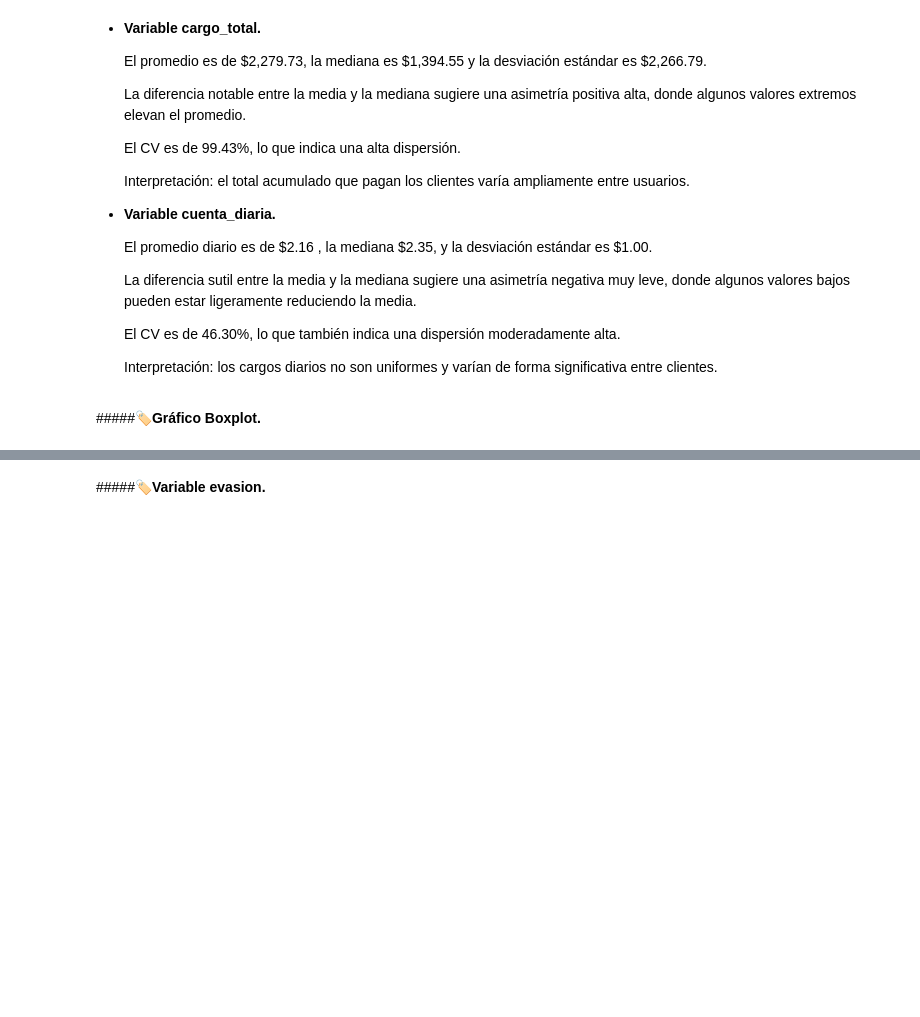
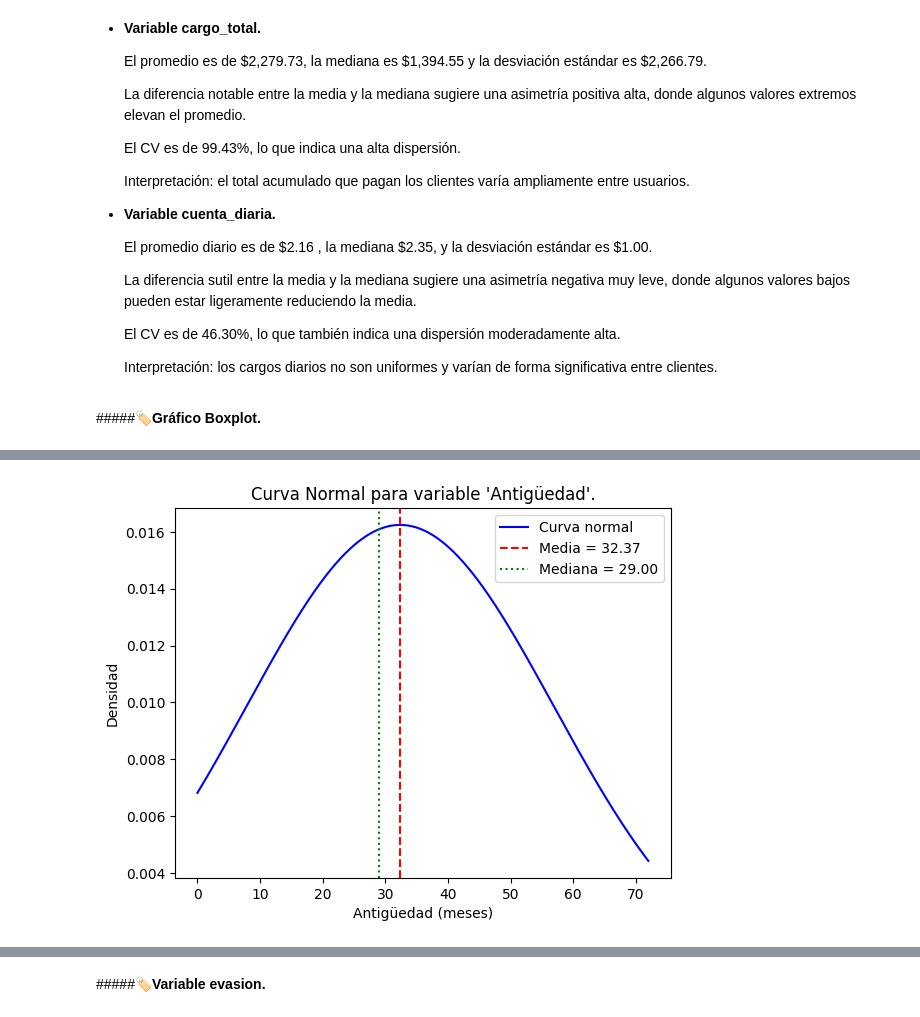
Before and after one commit to EuniceGarcia503/Challenge2_TelecomX_LATAM, a Jupyter notebook: TelecomX_LATAM.ipynb, the cells around one changed output, grey strips where cells are left out. Saved outputs shown, nothing was run; the diff lists cells and outputs as text; code cells hidden in the pictures; blank space fills up the shorter version.

Commit message:
Agrego gráfico de distribución normal para variables numéricas en EDA individual.

```diff
--- a/TelecomX_LATAM.ipynb
+++ b/TelecomX_LATAM.ipynb
@@ -488,6 +488,38 @@ fig.update_xaxes(title_text="Meses")
 fig.show()
 # %% [output]
 [interactive output not drawn]
+# %%
+import numpy as np
+import matplotlib.pyplot as plt
+from scipy.stats import norm
+
+# Datos de ejemplo (usa tu DataFrame)
+datos = df_telecomX_limpio['antiguedad']
+
+# 1. Calcular estadísticas
+media = np.mean(datos)
+mediana = np.median(datos)
+desv = np.std(datos)
+
+# 2. Crear rango de valores (para la curva normal)
+x = np.linspace(min(datos), max(datos), 1000)
+y = norm.pdf(x, media, desv)  # función densidad normal
+
+# 3. Graficar curva normal
+plt.plot(x, y, color="blue", label="Curva normal")
+
+# 4. Marcar media y mediana
+plt.axvline(media, color="red", linestyle="--", label=f"Media = {media:.2f}")
+plt.axvline(mediana, color="green", linestyle=":", label=f"Mediana = {mediana:.2f}")
+
+# 5. Ajustes
+plt.title("Curva normal para variable 'Antigüedad'.")
+plt.xlabel("Antigüedad (meses)")
+plt.ylabel("Densidad")
+plt.legend()
+plt.show()
+# %% [output]
+[figure, added]
 # %%
 #Boxplot para variable Cargo Total.
 # Datos de ejemplo
```
Also changed, not shown: parts of 16 cells of this notebook.
